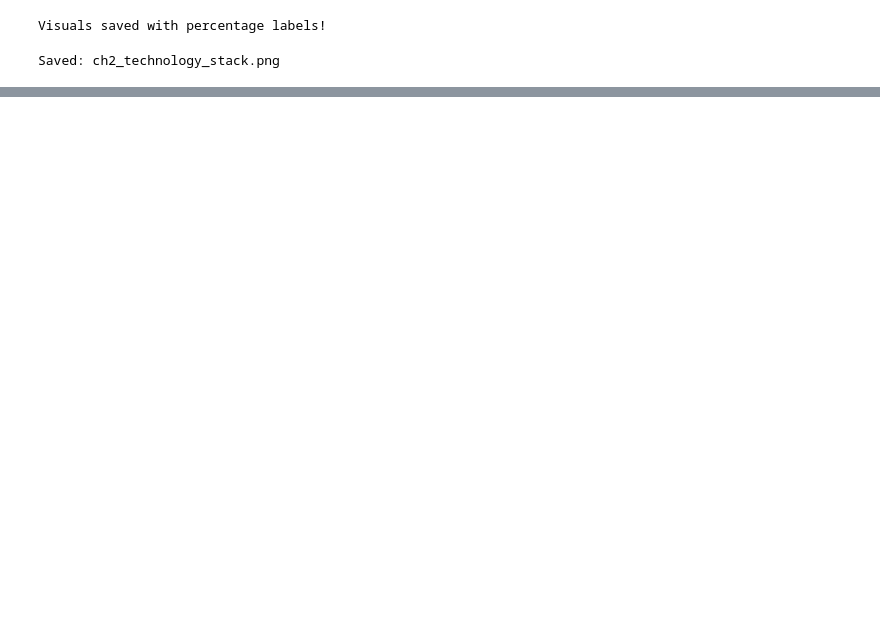
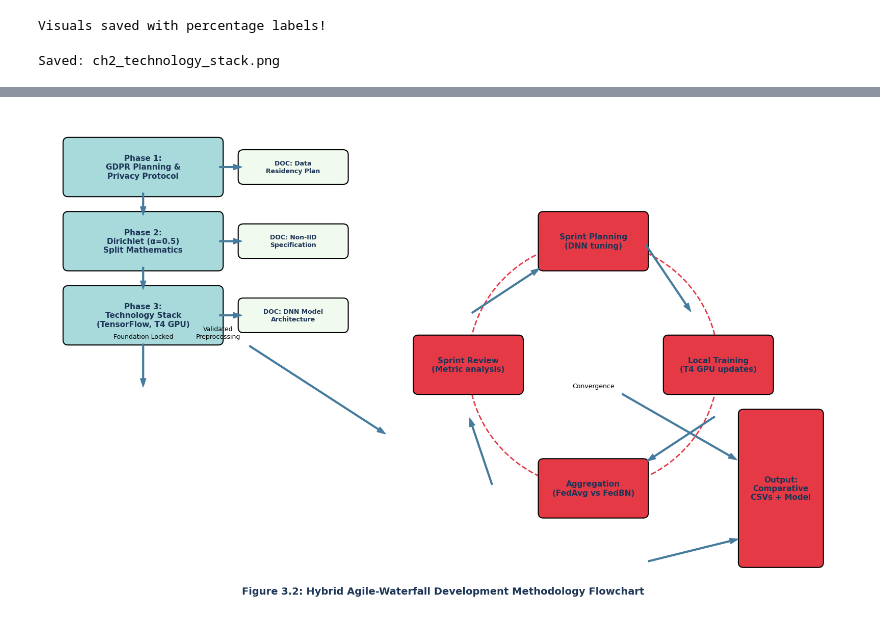
Before and after one commit to ThisumiWijesinghe/Fraud-Detection-with-Federated-Learning, a Jupyter notebook: Visualization_code.ipynb, the cells around one changed output, grey strips where cells are left out. Saved outputs shown, nothing was run; the diff lists cells and outputs as text; code cells hidden in the pictures; blank space fills up the shorter version.

Commit message:
visualizations created for report

```diff
--- a/Visualization_code.ipynb
+++ b/Visualization_code.ipynb
@@ -259,0 +532,79 @@ Saved: ch2_technology_stack.png
+# %%
+import matplotlib.pyplot as plt
+import matplotlib.patches as patches
+
+def plot_hybrid_methodology_flow():
+    fig, ax = plt.subplots(figsize=(16, 10))
+    ax.set_xlim(0, 16)
+    ax.set_ylim(0, 10)
+    ax.axis('off')
+
+    # Styles
+    waterfall_color = '#A8DADC' # Soft Teal
+    agile_color = '#E63946'      # Soft Red
+    doc_color = '#F1FAEE'        # Light Cream
+    text_color = '#1D3557'       # Dark Navy
+    arrow_color = '#457B9D'      # Blue
+
+    # Helper function for text boxes
+    def draw_box(ax, x, y, width, height, text, color, r=0.1, fontsize=11):
+        box = patches.FancyBboxPatch((x, y), width, height, boxstyle=f"round,pad={r}", ec="black", fc=color, lw=1.5)
+        ax.add_patch(box)
+        ax.text(x + width/2, y + height/2, text, color=text_color, fontsize=fontsize, fontweight='bold', ha='center', va='center', wrap=True)
+
+    # Helper function for arrows
+    def draw_arrow(ax, x1, y1, x2, y2, text=""):
+        ax.annotate(text, xy=(x2, y2), xytext=(x1, y1), arrowprops=dict(facecolor=arrow_color, edgecolor=arrow_color, shrink=0.05, width=2, headwidth=8), fontsize=9, ha='center', va='bottom')
+
+    # WATERFALL FLOW (Left Side)
+    draw_box(ax, 0.5, 8.5, 3, 1, "Phase 1:\nGDPR Planning &\nPrivacy Protocol", waterfall_color)
+    draw_box(ax, 4, 8.75, 2, 0.5, "DOC: Data\nResidency Plan", doc_color, fontsize=9)
+    draw_arrow(ax, 3.5, 9, 4, 9)
+
+    draw_box(ax, 0.5, 7, 3, 1, "Phase 2:\nDirichlet (α=0.5)\nSplit Mathematics", waterfall_color)
+    draw_arrow(ax, 2, 8.5, 2, 8)
+    draw_box(ax, 4, 7.25, 2, 0.5, "DOC: Non-IID\nSpecification", doc_color, fontsize=9)
+    draw_arrow(ax, 3.5, 7.5, 4, 7.5)
+
+    draw_box(ax, 0.5, 5.5, 3, 1, "Phase 3:\nTechnology Stack\n(TensorFlow, T4 GPU)", waterfall_color)
+    draw_arrow(ax, 2, 7, 2, 6.5)
+    draw_box(ax, 4, 5.75, 2, 0.5, "DOC: DNN Model\nArchitecture", doc_color, fontsize=9)
+    draw_arrow(ax, 3.5, 6, 4, 6)
+
+    # Transition
+    draw_arrow(ax, 2, 5.5, 2, 4.5, "Foundation Locked")
+    draw_arrow(ax, 3.5, 5.5, 7, 3.5, "Validated\nPreprocessing")
+
+
+    # AGILE CYCLES (Center-Right)
+    center_x, center_y = 11, 5
+    r_cycle = 2.5
+    circle = patches.Circle((center_x, center_y), r_cycle, linestyle='--', color=agile_color, fill=False, lw=2)
+    ax.add_patch(circle)
+
+    # Sprint Nodes
+    draw_box(ax, center_x - 1, center_y + r_cycle - 0.5, 2, 1, "Sprint Planning\n(DNN tuning)", agile_color)
+    draw_arrow(ax, center_x + 1, center_y + r_cycle, center_x + 2, center_y + 1)
+
+    draw_box(ax, center_x + r_cycle - 1, center_y - 0.5, 2, 1, "Local Training\n(T4 GPU updates)", agile_color)
+    draw_arrow(ax, center_x + r_cycle, center_y - 1, center_x + 1, center_y - r_cycle + 0.5)
+
+    draw_box(ax, center_x - 1, center_y - r_cycle - 0.5, 2, 1, "Aggregation\n(FedAvg vs FedBN)", agile_color)
+    draw_arrow(ax, center_x - 2, center_y - r_cycle, center_x - r_cycle, center_y - 1)
+
+    draw_box(ax, center_x - r_cycle - 1, center_y - 0.5, 2, 1, "Sprint Review\n(Metric analysis)", agile_color)
+    draw_arrow(ax, center_x - r_cycle, center_y + 1, center_x - 1, center_y + r_cycle - 0.5)
+
+    # Output
+    draw_box(ax, 14, 1, 1.5, 3, "Output:\nComparative\nCSVs + Model", agile_color)
+    draw_arrow(ax, 12, 1, 14, 1.5)
+    draw_arrow(ax, 11, 4.5, 14, 3, "Convergence")
+
+    fig.text(0.5, 0.05, "Figure 3.2: Hybrid Agile-Waterfall Development Methodology Flowchart", ha='center', fontsize=14, fontweight='bold', color=text_color)
+    plt.tight_layout()
+    plt.show()
+
+# Run to generate and visualize Chapter 3's methodology chart
+plot_hybrid_methodology_flow()
+# %% [output]
+[figure, added]
```
Also changed, not shown: parts of 20 cells of this notebook.
